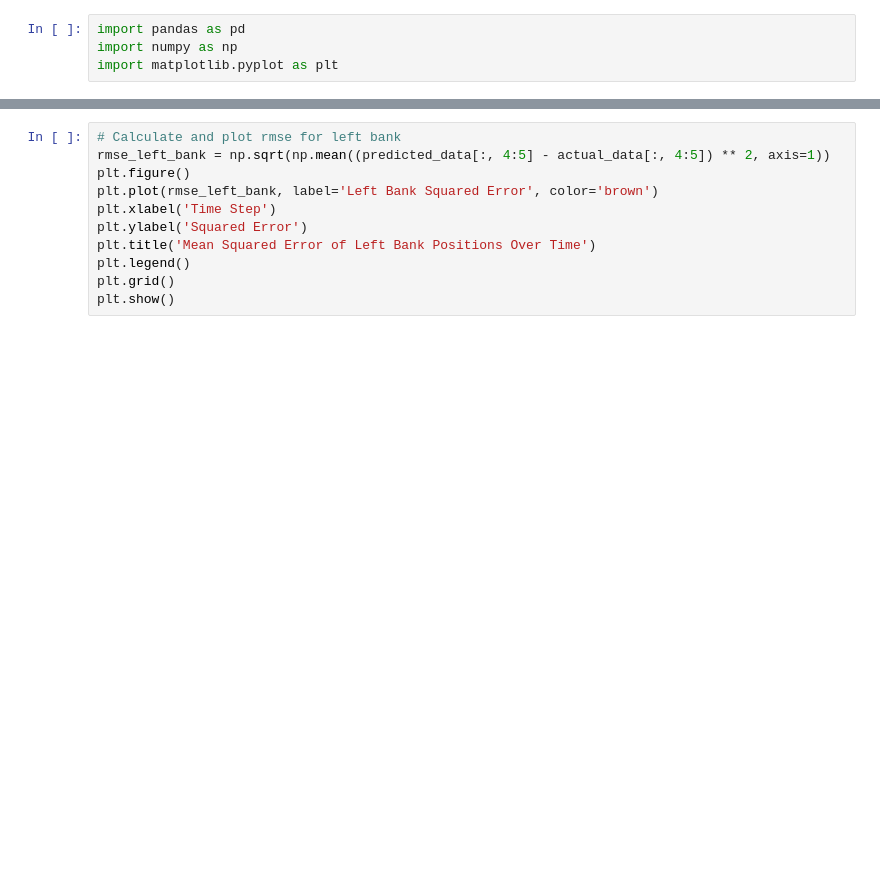
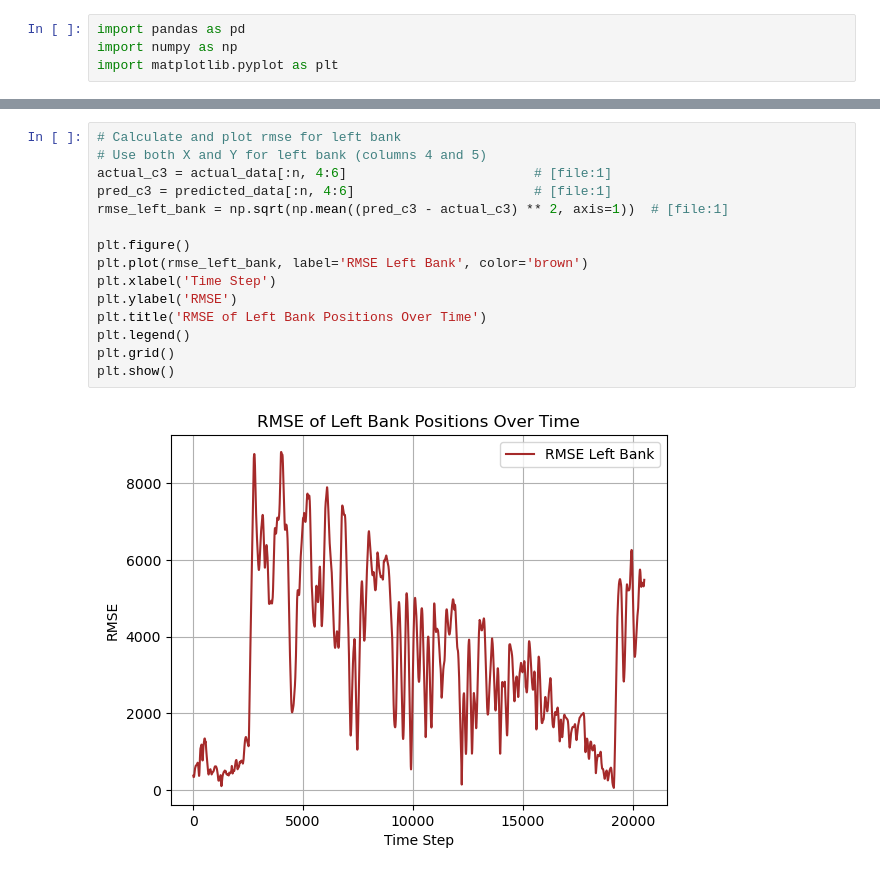
Before and after one commit to Mr-Moody/River-Modelling, a Jupyter notebook: prediction_analysis.ipynb, the cells around one changed output, grey strips where cells are left out. Saved outputs shown, nothing was run; the diff lists cells and outputs as text; blank space fills up the shorter version.

```diff
--- a/prediction_analysis.ipynb
+++ b/prediction_analysis.ipynb
@@ -84,11 +119,17 @@ plt.show()
 # %%
 # Calculate and plot rmse for left bank
-rmse_left_bank = np.sqrt(np.mean((predicted_data[:, 4:5] - actual_data[:, 4:5]) ** 2, axis=1))
+# Use both X and Y for left bank (columns 4 and 5)
+actual_c3 = actual_data[:n, 4:6]                        # [file:1]
+pred_c3 = predicted_data[:n, 4:6]                       # [file:1]
+rmse_left_bank = np.sqrt(np.mean((pred_c3 - actual_c3) ** 2, axis=1))  # [file:1]
+
 plt.figure()
-plt.plot(rmse_left_bank, label='Left Bank Squared Error', color='brown')
+plt.plot(rmse_left_bank, label='RMSE Left Bank', color='brown')
 plt.xlabel('Time Step')
-plt.ylabel('Squared Error')
-plt.title('Mean Squared Error of Left Bank Positions Over Time')
+plt.ylabel('RMSE')
+plt.title('RMSE of Left Bank Positions Over Time')
 plt.legend()
 plt.grid()
 plt.show()
+# %% [output]
+[figure, added]
```
Also changed, not shown: parts of 6 cells of this notebook.
